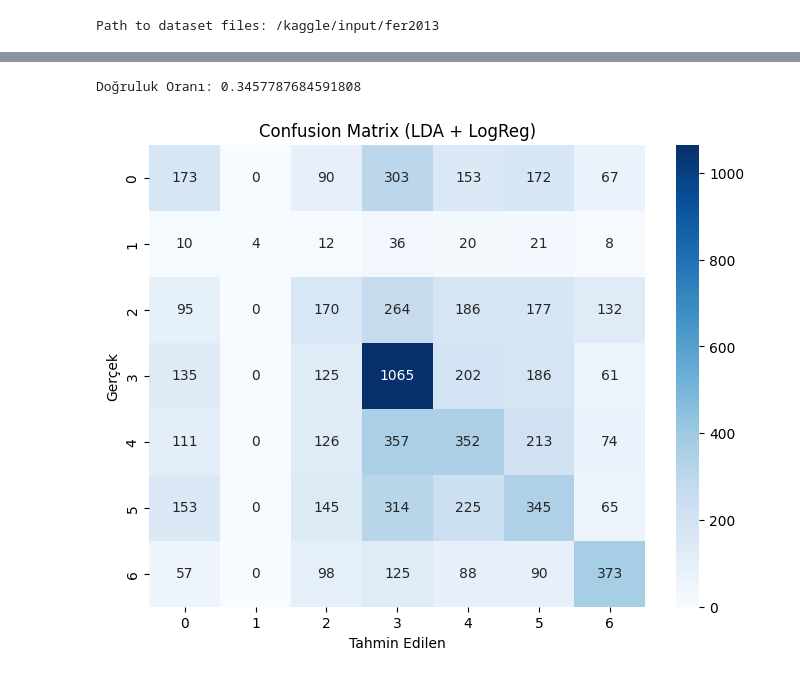
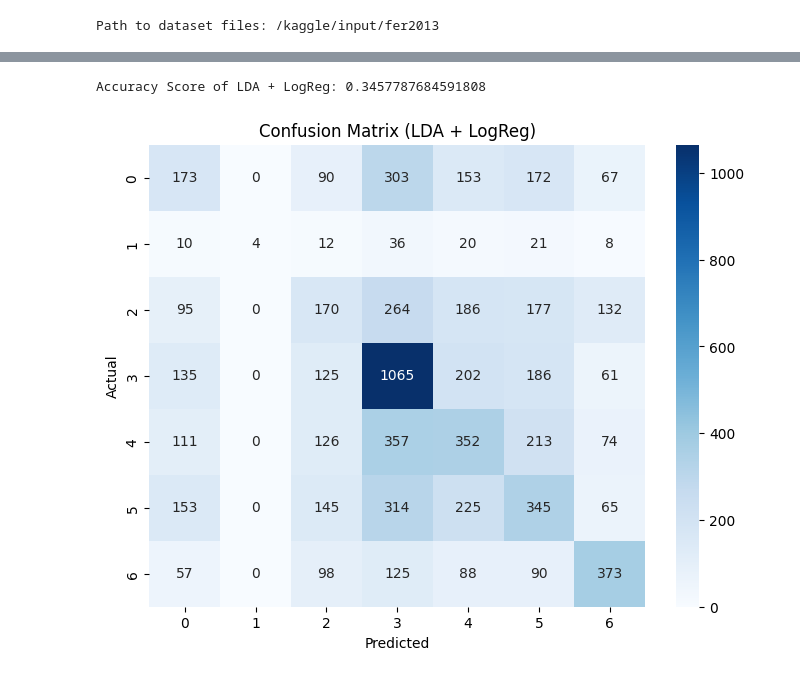
Before and after one commit to Reqoda/facial-expression-recognition, a Jupyter notebook: notebooks/project_notebook.ipynb, the cells around one changed output, grey strips where cells are left out. Cells and saved outputs as stored; diff of their text form; code cells hidden in the pictures.

```diff
--- a/notebooks/project_notebook.ipynb
+++ b/notebooks/project_notebook.ipynb
@@ -182,13 +201,13 @@ y_pred_pca = clf_pca.predict(X_test_pca)
 # %%
-print("Doğruluk Oranı:", accuracy_score(y_test, y_pred_lda))
+print("Accuracy Score of LDA + LogReg:", accuracy_score(y_test, y_pred_lda))
 
 plt.figure(figsize=(8,6))
 sns.heatmap(confusion_matrix(y_test, y_pred_lda), annot=True, fmt='d', cmap='Blues')
 plt.title("Confusion Matrix (LDA + LogReg)")
-plt.xlabel("Tahmin Edilen")
-plt.ylabel("Gerçek")
+plt.xlabel("Predicted")
+plt.ylabel("Actual")
 plt.show()
 # %% [output]
-Doğruluk Oranı: 0.3457787684591808
+Accuracy Score of LDA + LogReg: 0.3457787684591808
-[figure, old version]
+[figure, new version]
 # %%
```
Also changed, not shown: parts of 17 cells of this notebook.
